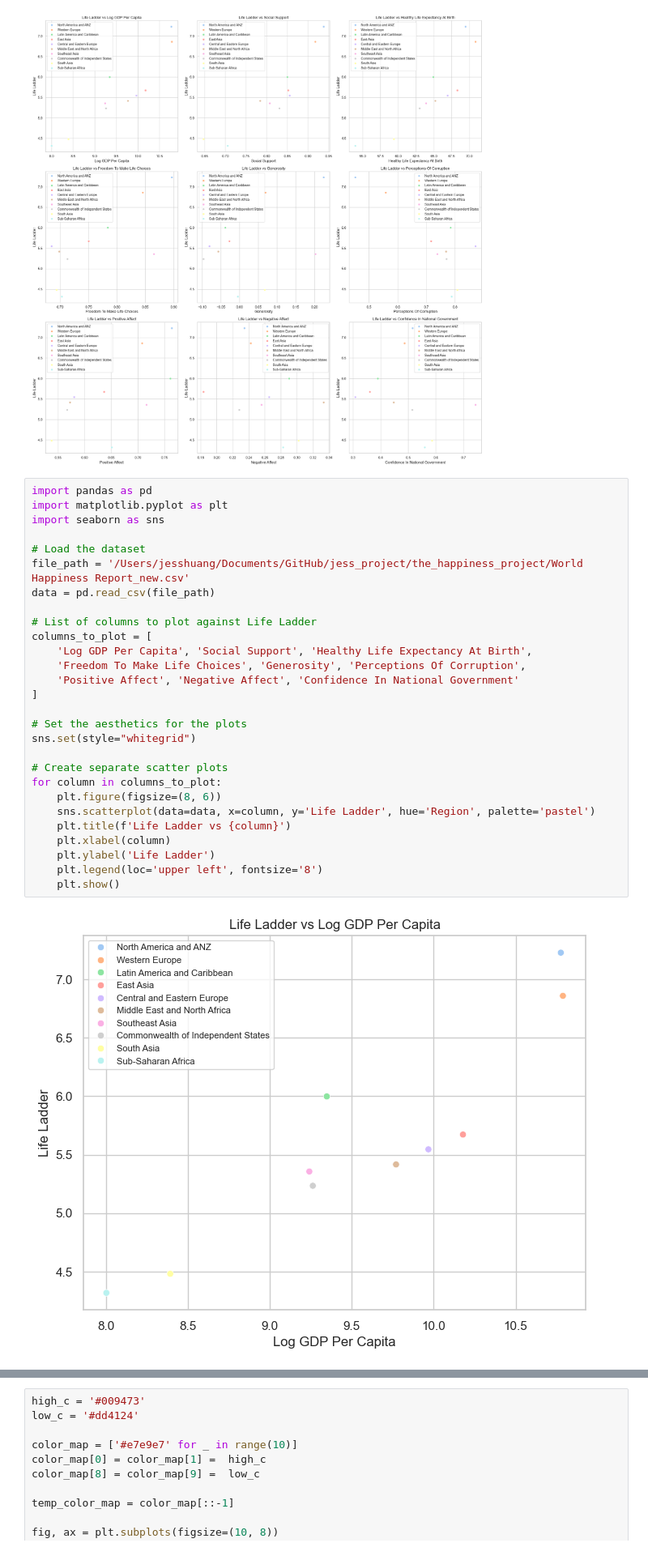
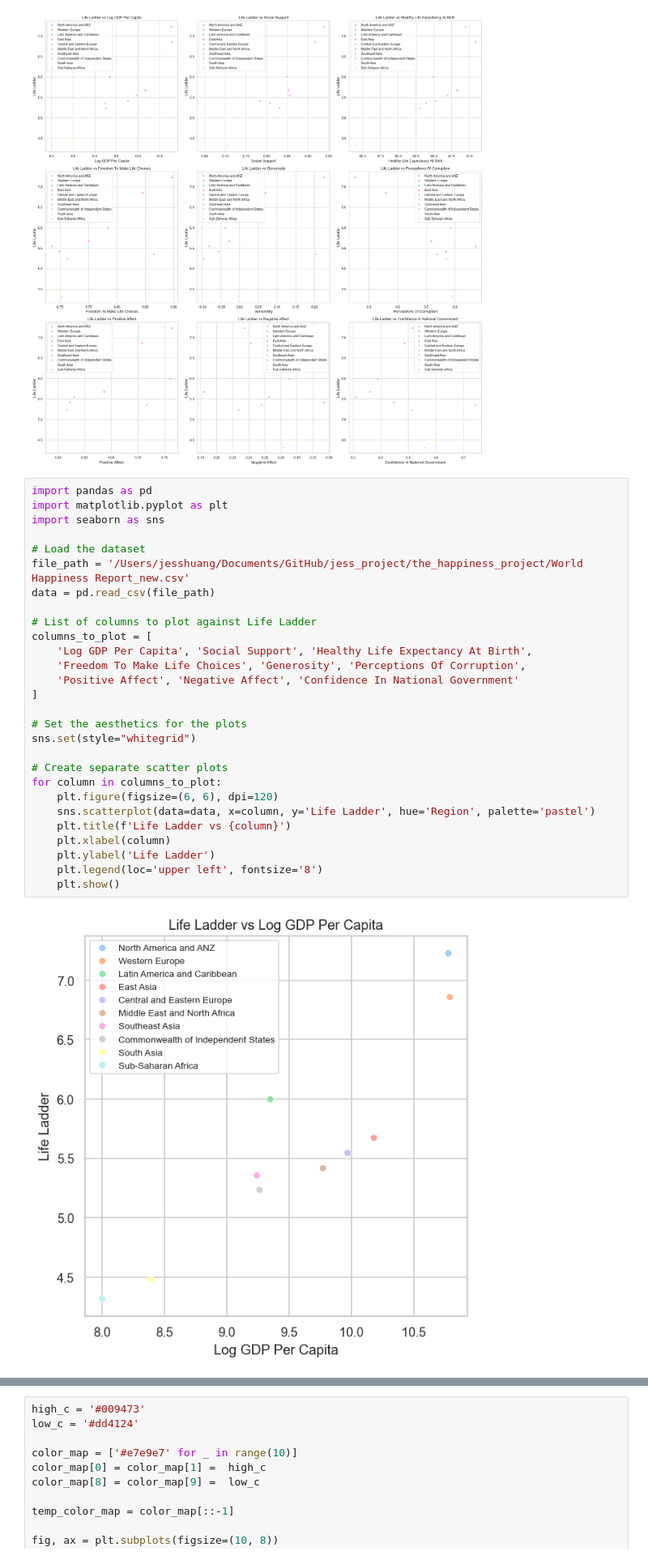
Before and after one commit to jessjwh/jess_window, a Jupyter notebook: project/the_happiness_project/charts.ipynb, the cells around one changed output, grey strips where cells are left out. Shown at 81% size. Drawn from its saved outputs; the diff is of its cells as text.

```diff
--- a/project/the_happiness_project/charts.ipynb
+++ b/project/the_happiness_project/charts.ipynb
@@ -80,30 +80,30 @@ plt.show()
 # %%
 import pandas as pd
 import matplotlib.pyplot as plt
 import seaborn as sns
 
 # Load the dataset
 file_path = '/Users/jesshuang/Documents/GitHub/jess_project/the_happiness_project/World Happiness Report_new.csv'
 data = pd.read_csv(file_path)
 
 # List of columns to plot against Life Ladder
 columns_to_plot = [
     'Log GDP Per Capita', 'Social Support', 'Healthy Life Expectancy At Birth',
     'Freedom To Make Life Choices', 'Generosity', 'Perceptions Of Corruption',
     'Positive Affect', 'Negative Affect', 'Confidence In National Government'
 ]
 
 # Set the aesthetics for the plots
 sns.set(style="whitegrid")
 
 # Create separate scatter plots
 for column in columns_to_plot:
-    plt.figure(figsize=(8, 6))
+    plt.figure(figsize=(6, 6), dpi=120)
     sns.scatterplot(data=data, x=column, y='Life Ladder', hue='Region', palette='pastel')
     plt.title(f'Life Ladder vs {column}')
     plt.xlabel(column)
     plt.ylabel('Life Ladder')
     plt.legend(loc='upper left', fontsize='8')
     plt.show()
 # %% [output]
-[figure, old version]
+[figure, new version]
```
Also changed, not shown: parts of 2 cells of this notebook, 1 other file.
